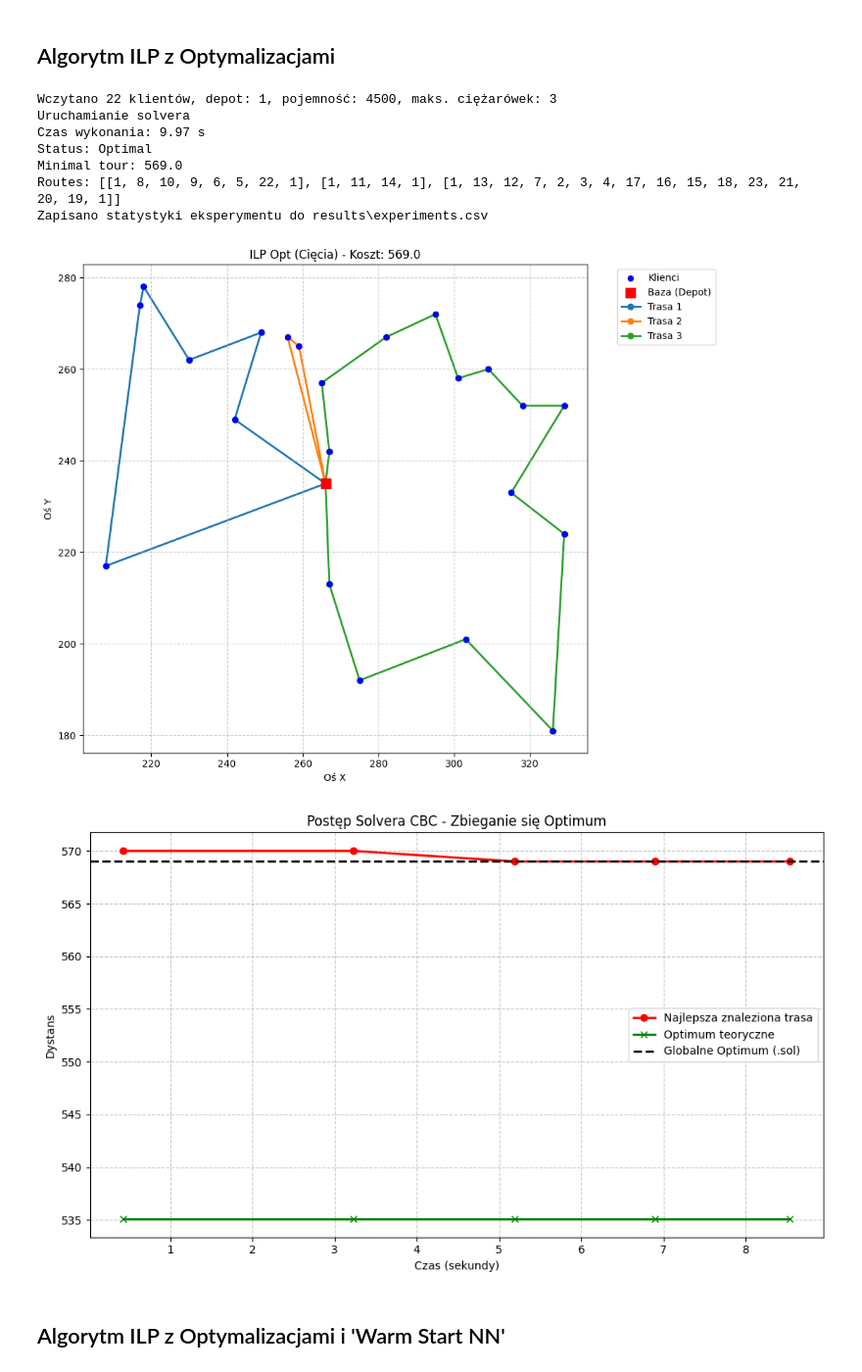
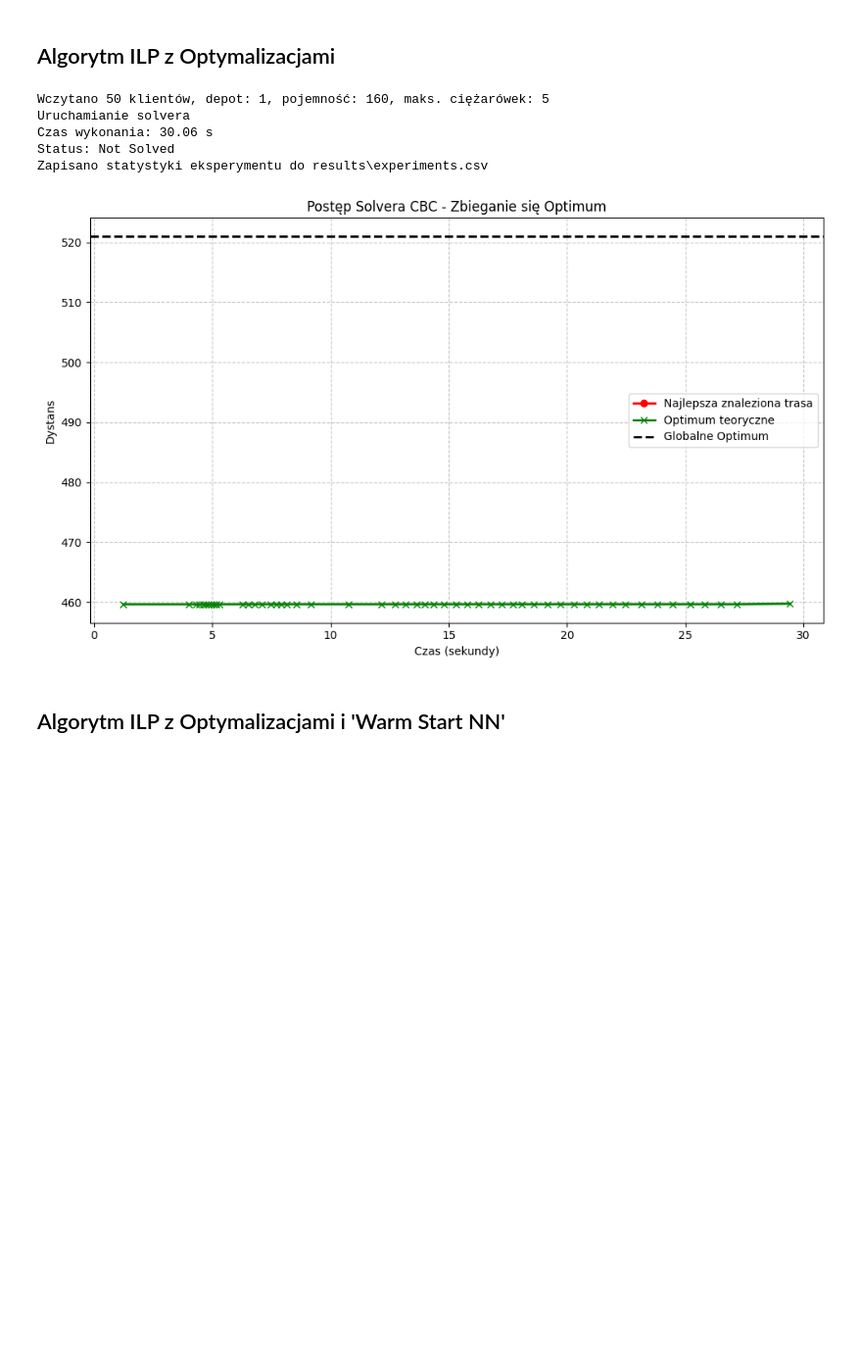
Before and after one commit to JakubRybak/Vehicle_Routing_Lp_Solver, a Jupyter notebook: projekt.ipynb, the cells around one changed output. Shown at 98% size. Saved outputs shown, nothing was run; the diff lists cells and outputs as text; code cells hidden in the pictures; blank space fills up the shorter version.

```diff
--- a/projekt.ipynb
+++ b/projekt.ipynb
@@ -35,6 +35,9 @@ def run_experiments(instances, solver_function, **kwargs):
                 if solver_function.__name__ == 'solve_cvrp_ga':
                     plot_ga_log(optimum_cost=opt_cost)
 
+                elif solver_function.__name__ == 'solve_cvrp_hybrid':
+                    plot_hybrid_log(optimum_cost=opt_cost)
+
                 else:
                     plot_cbc_log(optimum_cost=opt_cost)
 
@@ -46,7 +49,7 @@ def run_experiments(instances, solver_function, **kwargs):
 ## Instancje
 # %%
 instances = [
-    os.path.join('data', 'E', 'E-n23-k3.vrp')
+    os.path.join('data', 'E', 'E-n51-k5.vrp')
 ]
 # %% [markdown]
 ## Algorytm ILP Klasyczny
@@ -65,17 +61,14 @@ Zapisano statystyki eksperymentu do results\experiments.csv
 # %% [markdown]
 ## Algorytm ILP z Optymalizacjami
 # %%
-run_experiments(instances, solve_cvrp_ilp_opt, time_limit=10)
+run_experiments(instances, solve_cvrp_ilp_opt, time_limit=30)
 # %% [output]
-Wczytano 22 klientów, depot: 1, pojemność: 4500, maks. ciężarówek: 3
+Wczytano 50 klientów, depot: 1, pojemność: 160, maks. ciężarówek: 5
 Uruchamianie solvera
-Czas wykonania: 9.97 s
-Status: Optimal
-Minimal tour: 569.0
-Routes: [[1, 8, 10, 9, 6, 5, 22, 1], [1, 11, 14, 1], [1, 13, 12, 7, 2, 3, 4, 17, 16, 15, 18, 23, 21, 20, 19, 1]]
+Czas wykonania: 30.06 s
+Status: Not Solved
 Zapisano statystyki eksperymentu do results\experiments.csv
-[figure, old version]
+[figure, new version]
-[figure, removed]
 # %% [markdown]
 ## Algorytm ILP z Optymalizacjami i 'Warm Start NN'
 # %%
```
Also changed, not shown: parts of 7 cells of this notebook, 7 other files.
